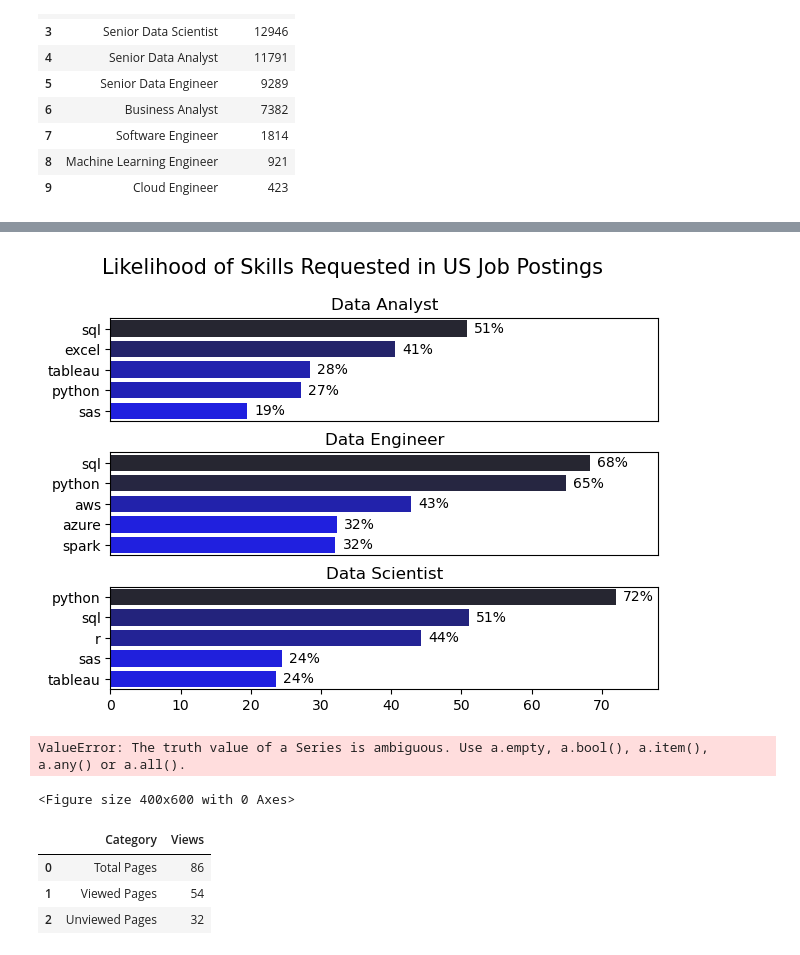
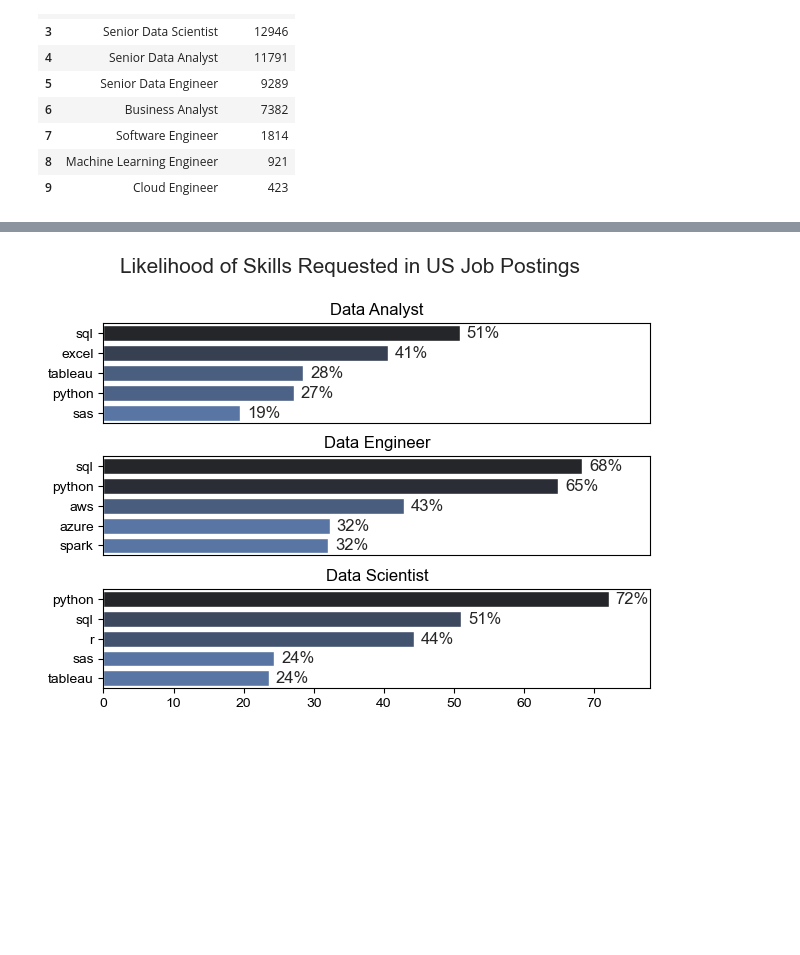
Before and after one commit to J-Bailey0/Python, a Jupyter notebook: 3_Final_Project/2_Skill_Demand.ipynb, the cells around one changed output, grey strips where cells are left out. Cells and saved outputs as stored; diff of their text form; code cells hidden in the pictures; blank space fills up the shorter version.

```diff
--- a/3_Final_Project/2_Skill_Demand.ipynb
+++ b/3_Final_Project/2_Skill_Demand.ipynb
@@ -46,6 +53,7 @@ job_titles
 # %%
 fig, ax = plt.subplots(len(job_titles), 1)
 
+sns.set_theme(style='ticks')
 for i, job_title in enumerate(job_titles):
     df_plot = df_skills_count[df_skills_count['job_title_short'] == job_title].head(5)[::-1]
     sns.barplot(data=df_plot, x='skill_count', y='job_skills', ax=ax[i], hue='skill_count', palette='dark:b_r', legend=False)
@@ -99,56 +107,22 @@ df_skills_perc
 # %%
 fig, ax = plt.subplots(len(job_titles), 1)
-
+sns.set_theme(style='ticks')
 for i, job_title in enumerate(job_titles):
     df_perc_plot = df_skills_perc[df_skills_perc['job_title_short'] == job_title].head(5)
     sns.barplot(data=df_perc_plot, x='skill_percent', y='job_skills', ax=ax[i], legend=False, hue='skill_count', palette='dark:b_r')
     ax[i].set_title(job_title)
     ax[i].set_ylabel('')
     ax[i].set_xlabel('')
     ax[i].set_xlim(0, 78)
     if i != len(job_titles) - 1:
         ax[i].set_xticks([])
 
     # label the percentage on the bars
     for n, v in enumerate(df_perc_plot['skill_percent']):
         ax[i].text(v + 1, n, f'{v:.0f}%', va='center')
 
 fig.suptitle('Likelihood of Skills Requested in US Job Postings', fontsize=15)
 fig.tight_layout(h_pad=.8)
 plt.show()
 # %% [output]
-[figure, old version]
+[figure, new version]
-# %%
-covid_pages = pd.DataFrame({'Category': ['Total Pages'],
-                            'viewed_pages': [32],
-                            'total_pages': [86],
-                             'unviewed_pages': [86 - 32]})
-unviewed_pages = covid_pages['total_pages'] - covid_pages['viewed_pages']
-
-plot_data_stacked = pd.DataFrame({
-    'Category': ['Total Pages'],
-    'Viewed': [covid_pages['viewed_pages']],
-    'Unviewed': [unviewed_pages]
-})
-
-# Melt the DataFrame to long format, suitable for stacking with hue
-plot_data_melted = plot_data_stacked.melt(id_vars='Category', var_name='Page Type', value_name='Count')
-
-plt.figure(figsize=(4, 6))
-sns.barplot(
-    data=plot_data_melted,
-    x='Category', # The single bar
-    y='Count',    # The value for height
-    hue='Page Type', # The variable to stack
-    palette=['mediumseagreen', 'lightgray'],
-    dodge=False # Crucial for stacking, prevents side-by-side bars
-)
-plt.title('COVID-19 Page Views (Stacked)')
-plt.xlabel('') # Remove x-label as it's just one category
-plt.ylabel('Number of Pages')
-plt.ylim(0, covid_pages['total_pages'] * 1.1)
-plt.legend(title='Page Status')
-plt.show()
-# %% [output]
-ValueError: The truth value of a Series is ambiguous. Use a.empty, a.bool(), a.item(), a.any() or a.all().
-<Figure size 400x600 with 0 Axes>
@@ -158,7 +128,0 @@ covid_pages = pd.DataFrame({'Category': ['Total Pages', 'Viewed Pages', 'Unviewe
-# %%
-covid_pages
-# %% [output]
-|  | Category | Views |
-| 0 | Total Pages | 86 |
-| 1 | Viewed Pages | 54 |
-| 2 | Unviewed Pages | 32 |
```
Also changed, not shown: parts of 7 cells of this notebook, 7 other files.
